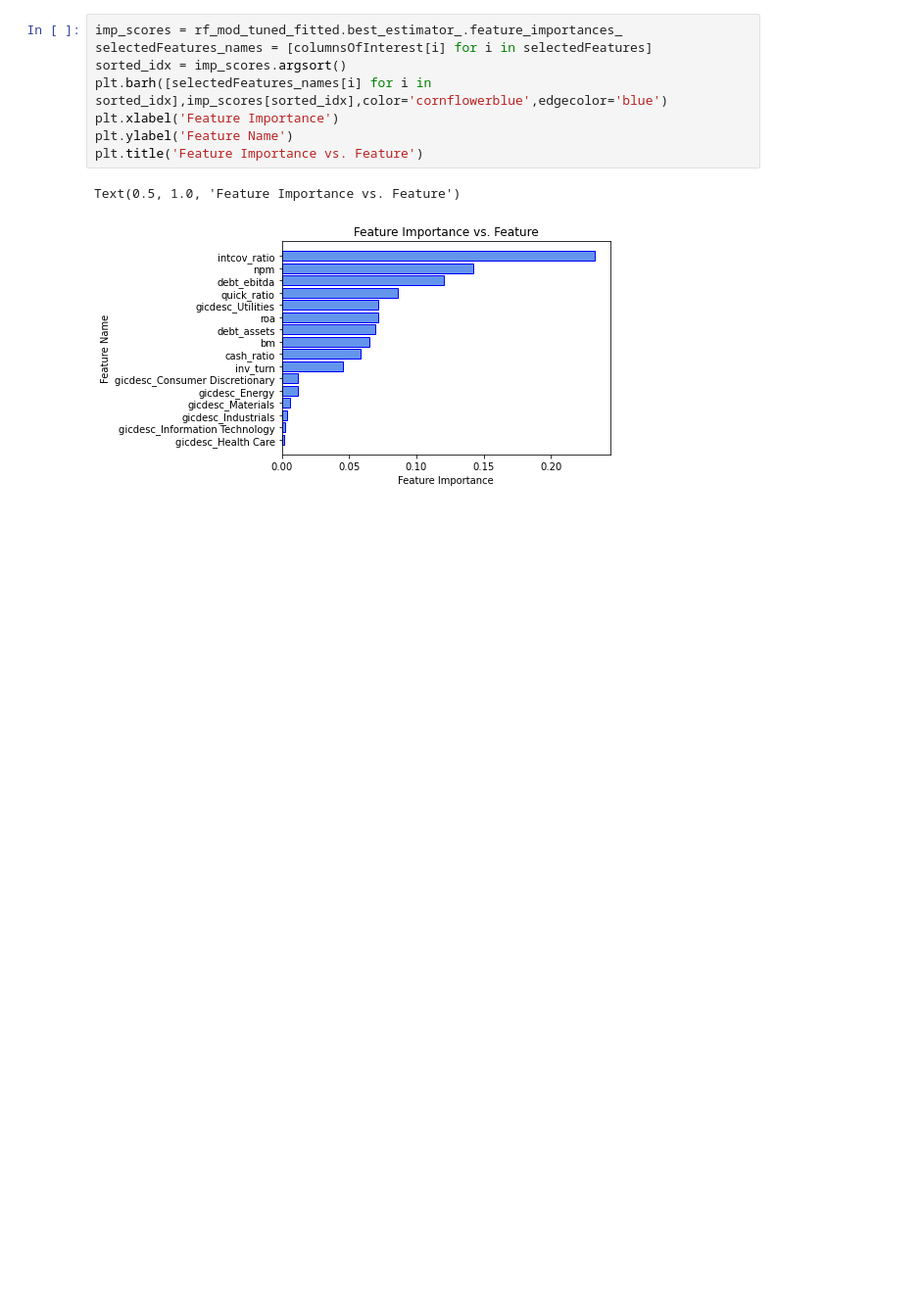
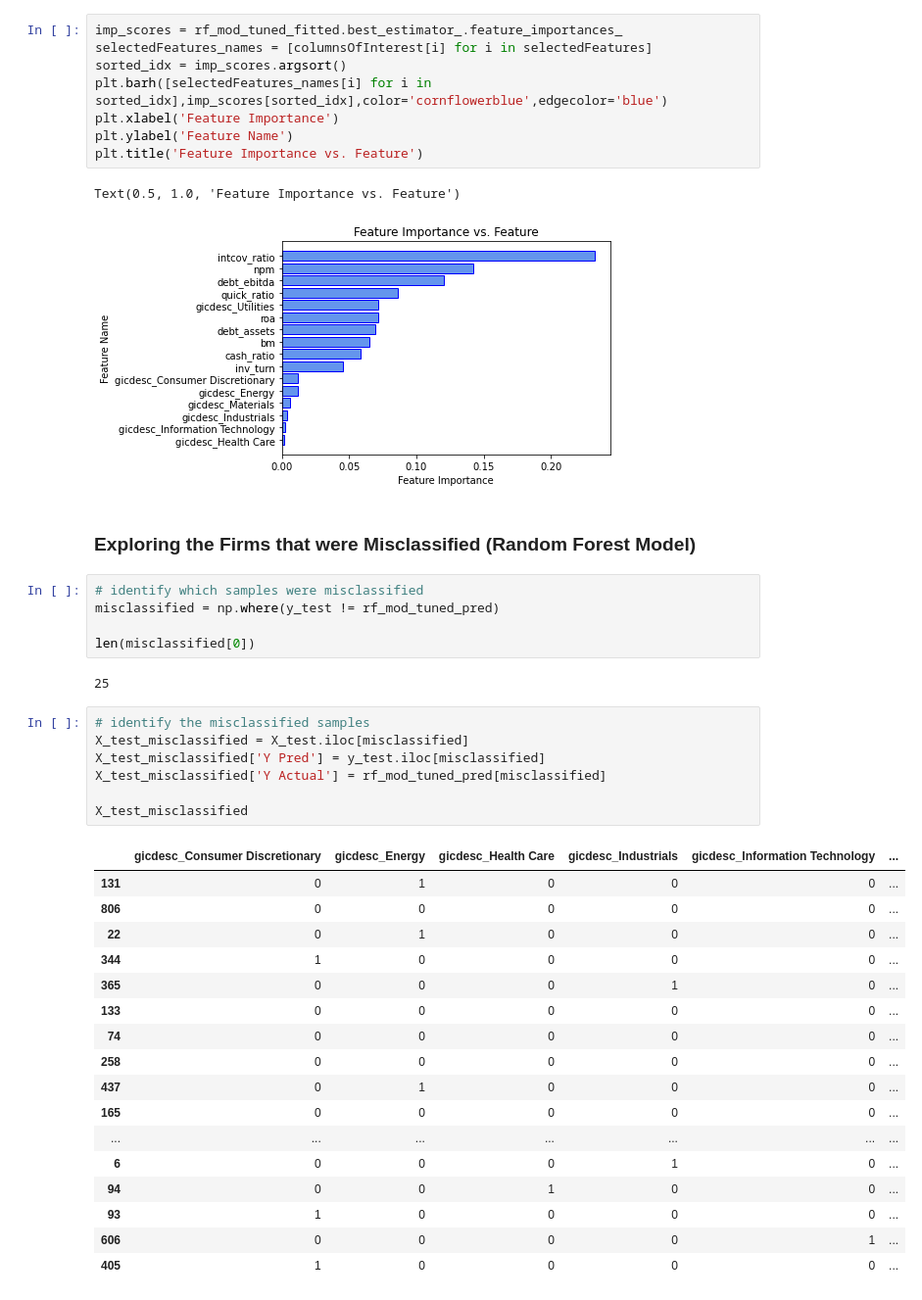
Before and after one commit to acremins1/SCL-and-Comps-Analysis, a Jupyter notebook: sury_hw2/Final Code.ipynb, the cells around one changed output. Shown at 98% size. Saved outputs shown, nothing was run; the diff lists cells and outputs as text; blank space fills up the shorter version.

```diff
--- a/sury_hw2/Final Code.ipynb
+++ b/sury_hw2/Final Code.ipynb
@@ -404,3 +454,37 @@ plt.title('Feature Importance vs. Feature')
 # %% [output]
 Text(0.5, 1.0, 'Feature Importance vs. Feature')
 [figure]
+# %% [markdown]
+### Exploring the Firms that were Misclassified (Random Forest Model)
+# %%
+# identify which samples were misclassified
+misclassified = np.where(y_test != rf_mod_tuned_pred)
+
+len(misclassified[0])
+# %% [output]
+25
+# %%
+# identify the misclassified samples
+X_test_misclassified = X_test.iloc[misclassified]
+X_test_misclassified['Y Pred'] = y_test.iloc[misclassified]
+X_test_misclassified['Y Actual'] = rf_mod_tuned_pred[misclassified]
+
+X_test_misclassified
+# %% [output]
+|  | gicdesc_Consumer Discretionary | gicdesc_Energy | gicdesc_Health Care | gicdesc_Industrials | gicdesc_Information Technology | ... |
+| 131 | 0 | 1 | 0 | 0 | 0 | ... |
+| 806 | 0 | 0 | 0 | 0 | 0 | ... |
+| 22 | 0 | 1 | 0 | 0 | 0 | ... |
+| 344 | 1 | 0 | 0 | 0 | 0 | ... |
+| 365 | 0 | 0 | 0 | 1 | 0 | ... |
+| 133 | 0 | 0 | 0 | 0 | 0 | ... |
+| 74 | 0 | 0 | 0 | 0 | 0 | ... |
+| 258 | 0 | 0 | 0 | 0 | 0 | ... |
+| 437 | 0 | 1 | 0 | 0 | 0 | ... |
+| 165 | 0 | 0 | 0 | 0 | 0 | ... |
+| ... | ... | ... | ... | ... | ... | ... |
+| 6 | 0 | 0 | 0 | 1 | 0 | ... |
+| 94 | 0 | 0 | 1 | 0 | 0 | ... |
+| 93 | 1 | 0 | 0 | 0 | 0 | ... |
+| 606 | 0 | 0 | 0 | 0 | 1 | ... |
+| 405 | 1 | 0 | 0 | 0 | 0 | ... |
```
Also changed, not shown: parts of 5 cells of this notebook.
